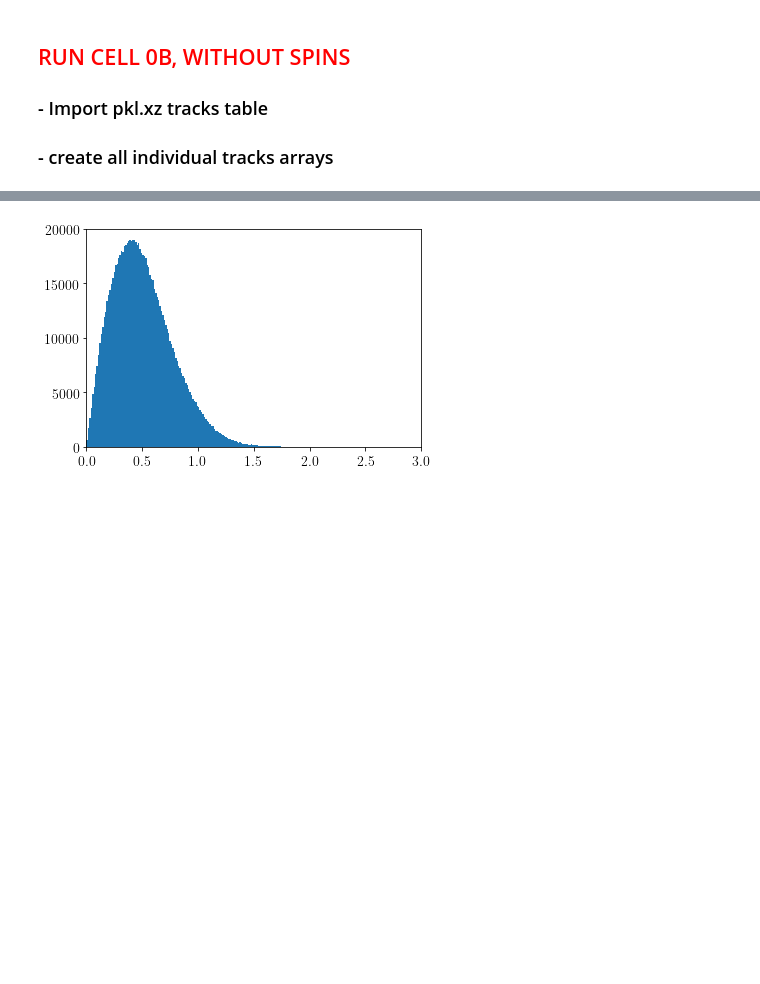
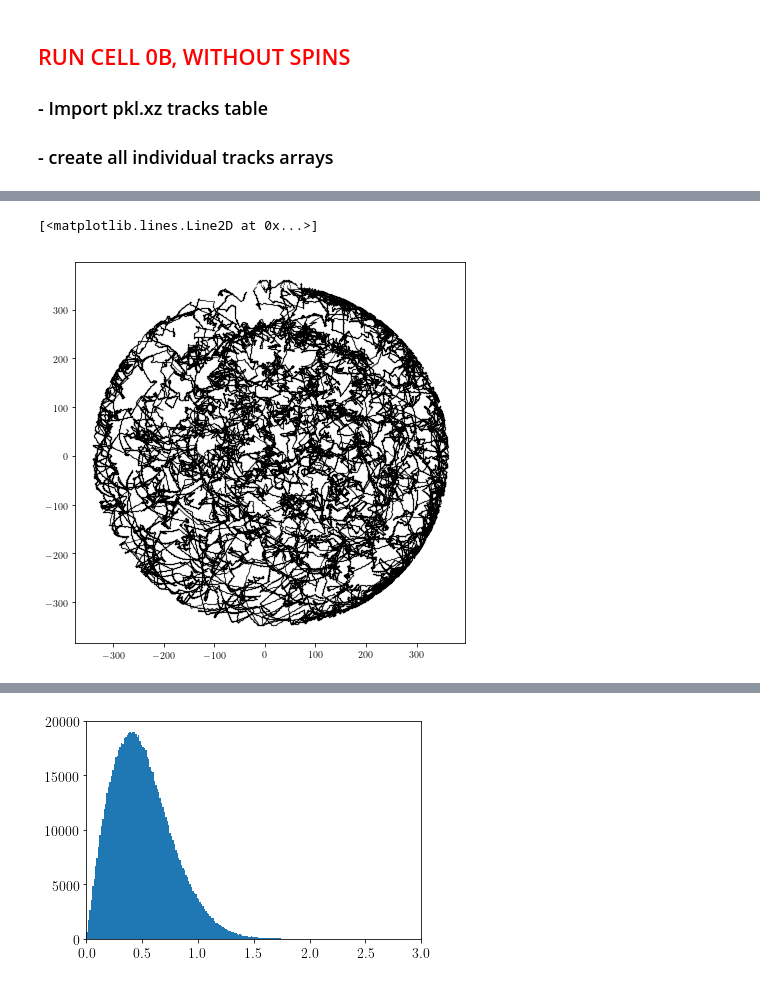
Before and after one commit to fvegar/brownian, a Jupyter notebook: chiral_tracks.ipynb, the cells around one changed output, grey strips where cells are left out. Saved outputs shown, nothing was run; the diff lists cells and outputs as text; code cells hidden in the pictures; blank space fills up the shorter version.

```diff
--- a/chiral_tracks.ipynb
+++ b/chiral_tracks.ipynb
@@ -902,3 +894,9 @@ dtype: float64
 
 storing all tracks (maxima arrays corrected)
 filtering positions
+# %%
+plt.figure(figsize=(7,7))
+plt.plot(datos.x,datos.y,'.',color='k',markersize=0.1)
+# %% [output]
+[<matplotlib.lines.Line2D at 0x...>]
+[figure, added]
```
Also changed, not shown: parts of 17 cells of this notebook.
